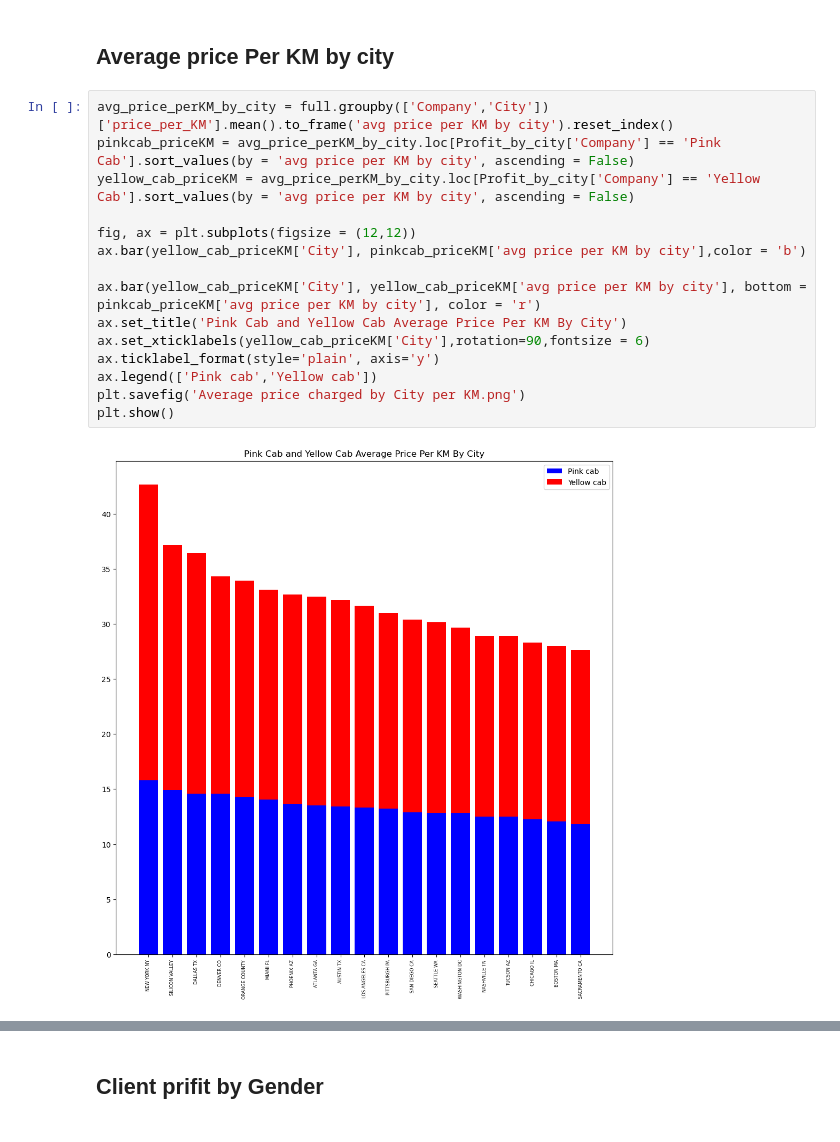
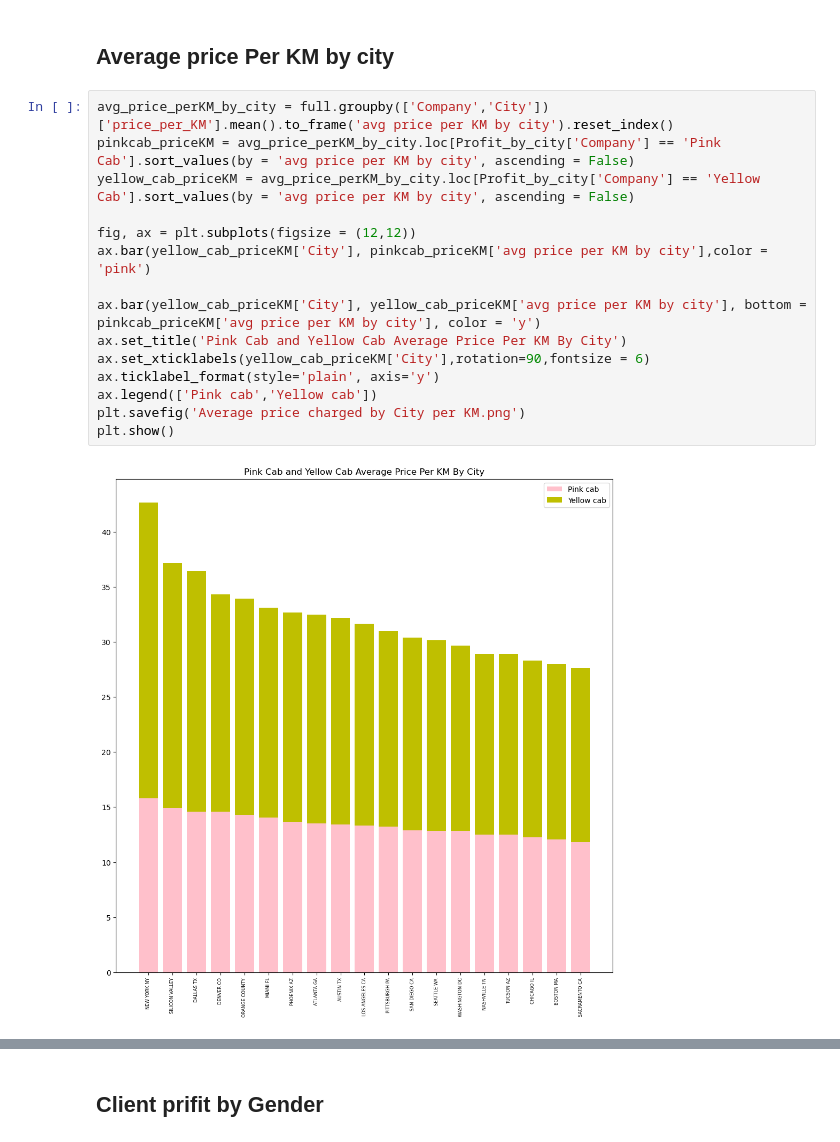
Before and after one commit to FHFelix/G2M-insight-for-Cab-Investment-firm, a Jupyter notebook: G2M_insight_for_Cab_Investment_firm.ipynb, the cells around one changed output, grey strips where cells are left out. Saved outputs shown, nothing was run; the diff lists cells and outputs as text.

```diff
--- a/G2M_insight_for_Cab_Investment_firm.ipynb
+++ b/G2M_insight_for_Cab_Investment_firm.ipynb
@@ -293,20 +293,20 @@ plt.show()
 # %%
 avg_price_perKM_by_city = full.groupby(['Company','City'])['price_per_KM'].mean().to_frame('avg price per KM by city').reset_index()
 pinkcab_priceKM = avg_price_perKM_by_city.loc[Profit_by_city['Company'] == 'Pink Cab'].sort_values(by = 'avg price per KM by city', ascending = False)
 yellow_cab_priceKM = avg_price_perKM_by_city.loc[Profit_by_city['Company'] == 'Yellow Cab'].sort_values(by = 'avg price per KM by city', ascending = False)
 
 fig, ax = plt.subplots(figsize = (12,12))
-ax.bar(yellow_cab_priceKM['City'], pinkcab_priceKM['avg price per KM by city'],color = 'b')
+ax.bar(yellow_cab_priceKM['City'], pinkcab_priceKM['avg price per KM by city'],color = 'pink')
 
-ax.bar(yellow_cab_priceKM['City'], yellow_cab_priceKM['avg price per KM by city'], bottom = pinkcab_priceKM['avg price per KM by city'], color = 'r')
+ax.bar(yellow_cab_priceKM['City'], yellow_cab_priceKM['avg price per KM by city'], bottom = pinkcab_priceKM['avg price per KM by city'], color = 'y')
 ax.set_title('Pink Cab and Yellow Cab Average Price Per KM By City')
 ax.set_xticklabels(yellow_cab_priceKM['City'],rotation=90,fontsize = 6)
 ax.ticklabel_format(style='plain', axis='y')
 ax.legend(['Pink cab','Yellow cab'])
 plt.savefig('Average price charged by City per KM.png')
 plt.show()
 # %% [output]
-[figure, old version]
+[figure, new version]
 # %%
 profit_per_km = full.groupby(['Company','City'])['profit_per_KM'].mean().to_frame('avg_profit_per_km').reset_index().sort_values(by='avg_profit_per_km',ascending = False)
 profit_per_km_yellow = profit_per_km.loc[profit_per_km['Company'] == 'Yellow Cab']
```
Also changed, not shown: parts of 9 cells of this notebook, 1 other file.
